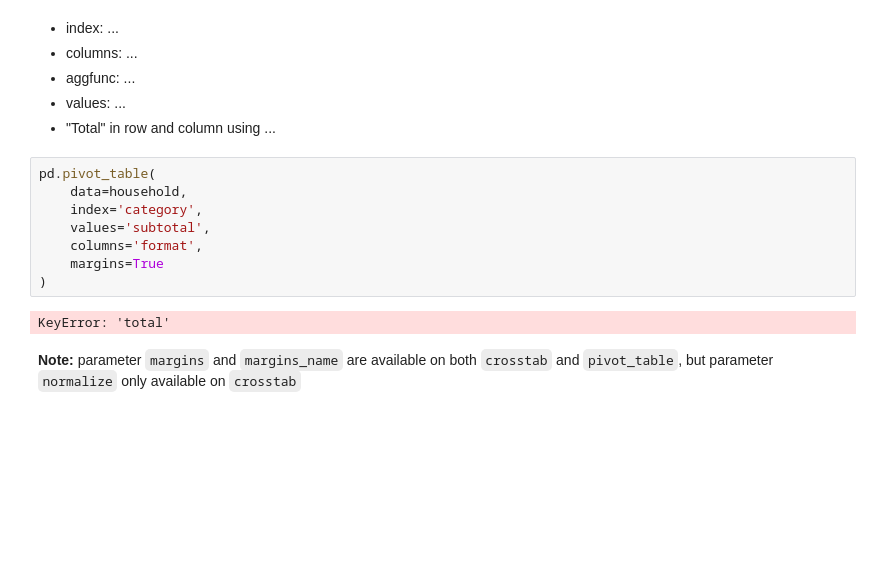
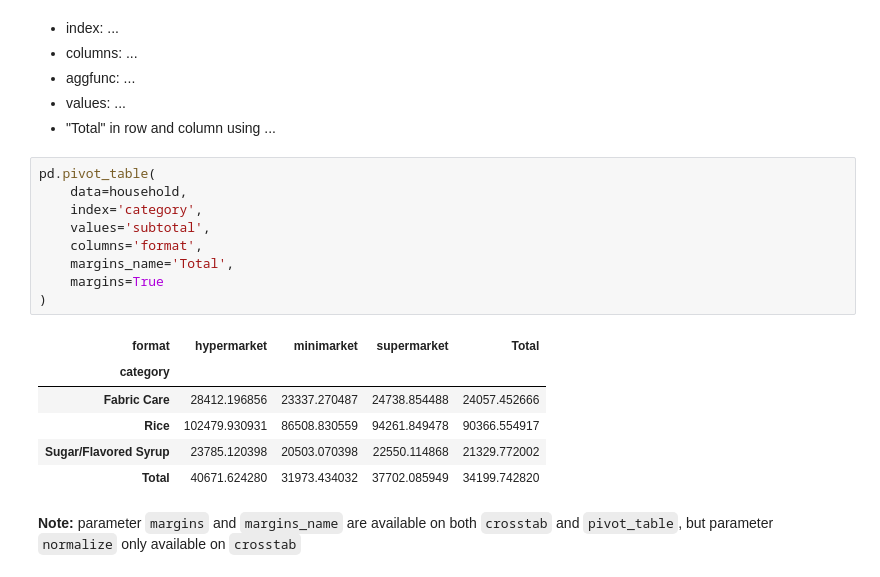
Before and after one commit to mulutbrah/data-analysis-lab, a Jupyter notebook: inclass_EDA_day2.ipynb, the cells around one changed output. Drawn from its saved outputs; the diff is of its cells as text; blank space fills up the shorter version.

```diff
--- a/inclass_EDA_day2.ipynb
+++ b/inclass_EDA_day2.ipynb
@@ -1570,13 +1570,19 @@ Let's recreate a frequency table below which shows the number of transactions, u
 # %%
 pd.pivot_table(
     data=household,
     index='category',
     values='subtotal',
     columns='format',
+    margins_name='Total',
     margins=True
 )
 # %% [output]
-KeyError: 'total'
+| format | hypermarket | minimarket | supermarket | Total |
+| category |  |  |  |  |
+| Fabric Care | 28412.196856 | 23337.270487 | 24738.854488 | 24057.452666 |
+| Rice | 102479.930931 | 86508.830559 | 94261.849478 | 90366.554917 |
+| Sugar/Flavored Syrup | 23785.120398 | 20503.070398 | 22550.114868 | 21329.772002 |
+| Total | 40671.624280 | 31973.434032 | 37702.085949 | 34199.742820 |
 # %% [markdown]
 **Note:** parameter `margins` and `margins_name` are available on both `crosstab` and `pivot_table`, but parameter `normalize` only available on `crosstab`
 # %% [markdown]
```
Also changed, not shown: parts of 17 cells of this notebook.
